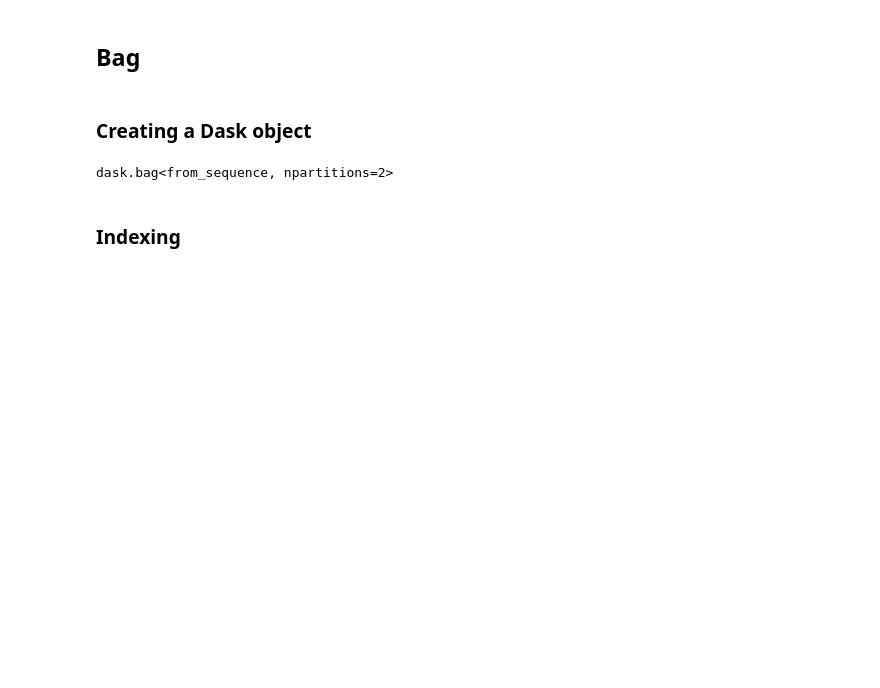
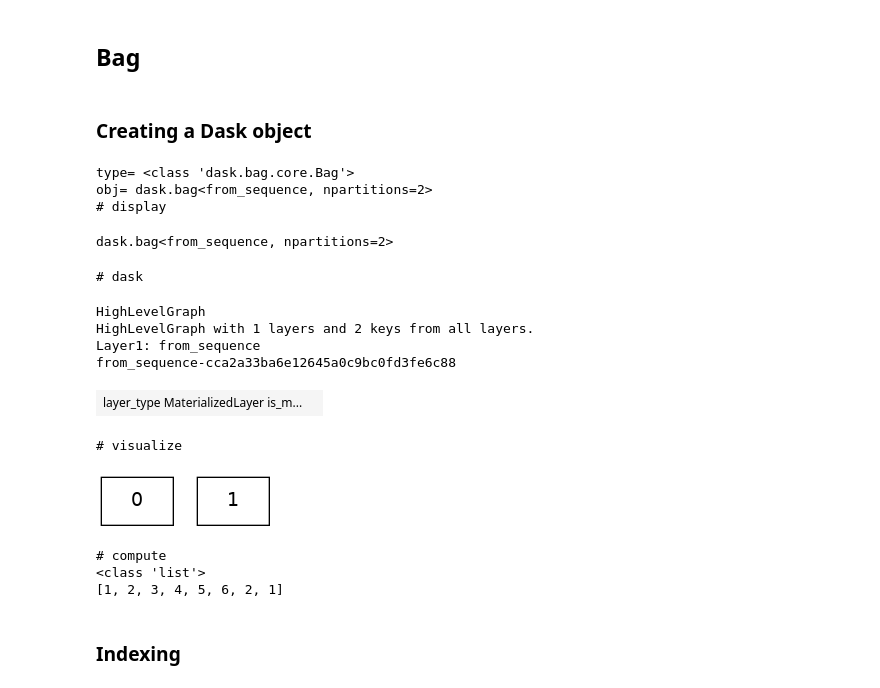
Before and after one commit to gpsaggese/umd_data605, a Jupyter notebook: tutorials/tutorial_dask/Dask_tutorial.ipynb, the cells around one changed output. Cells and saved outputs as stored; diff of their text form; code cells hidden in the pictures; blank space fills up the shorter version.

Commit message:
Improve dask tutorial

```diff
--- a/tutorials/tutorial_dask/Dask_tutorial.ipynb
+++ b/tutorials/tutorial_dask/Dask_tutorial.ipynb
@@ -650,10 +651,24 @@ b.visualize()
 # %%
 # 8 items in two partitions.
 b = db.from_sequence([1, 2, 3, 4, 5, 6, 2, 1], npartitions=2)
 
-b
+print_dask(b)
 # %% [output]
-dask.bag<from_sequence, npartitions=2>
+type= <class 'dask.bag.core.Bag'>
+obj= dask.bag<from_sequence, npartitions=2>
+# display
+dask.bag<from_sequence, npartitions=2>
+# dask
+HighLevelGraph
+HighLevelGraph with 1 layers and 2 keys from all layers.
+Layer1: from_sequence
+from_sequence-cca2a33ba6e12645a0c9bc0fd3fe6c88
+| layer_type MaterializedLayer is_m... |  |
+# visualize
+[figure, added]
+# compute
+<class 'list'>
+[1, 2, 3, 4, 5, 6, 2, 1]
 # %% [markdown]
 ### Indexing
 # %% [markdown]
```
Also changed, not shown: parts of 20 cells of this notebook, 1 other file.
